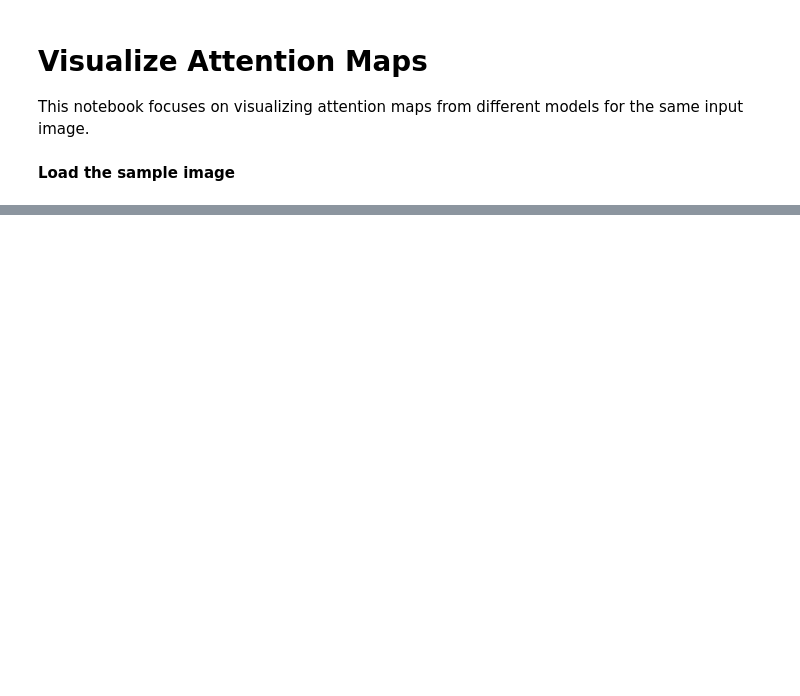
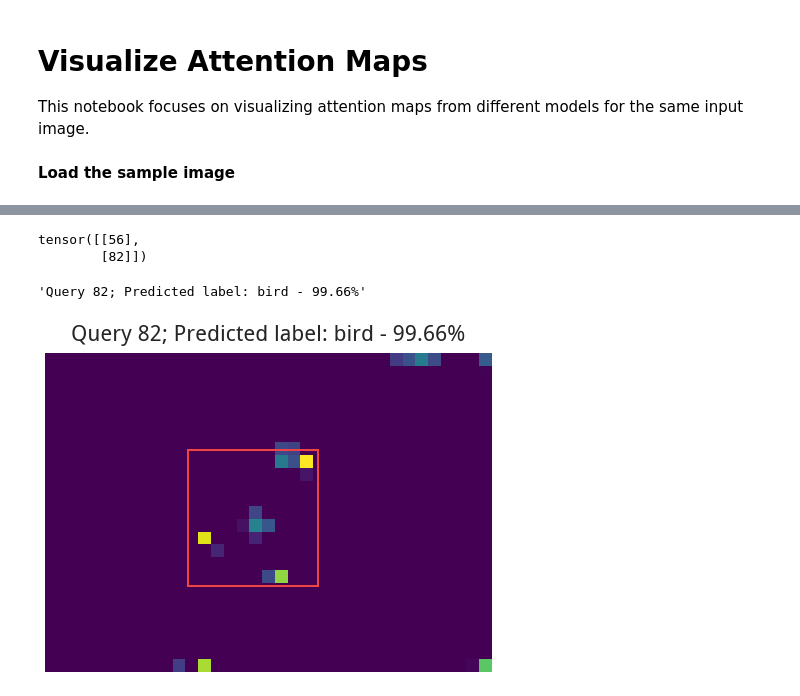
Before and after one commit to erikdao/sparse-detector, a Jupyter notebook: notebooks/visualize_attentions.ipynb, the cells around one changed output, grey strips where cells are left out. Drawn from its saved outputs; the diff is of its cells as text; code cells hidden in the pictures; blank space fills up the shorter version.

```diff
--- a/notebooks/visualize_attentions.ipynb
+++ b/notebooks/visualize_attentions.ipynb
@@ -87,0 +110,5 @@ plt.grid(False)
+# %%
+softmax_model, softmax_config, dataset_config = load_model("detr_baseline.yml", "v2_baseline_detr")
+sparsemax_model, _, _ = load_model("decoder_sparsemax_baseline.yml", "v2_decoder_sparsemax")
+entmax_model, _, dataset_config = load_model("decoder_entmax15_baseline.yml", "v2_decoder_entmax15")
+alpha_entmax_model, _, _ = load_model("decoder_alpha_entmax.yml", "v2_decoder_alpha_entmax")
@@ -87,0 +179,62 @@ plt.grid(False)
+# %%
+attn_map, queries, bboxes, probas = get_specific_attention_for_model(sparsemax_model)
+# %%
+queries
+# %% [output]
+tensor([[56],
+        [82]])
+# %%
+query = queries[-1].item()
+predicted_label = probas[query].argmax()
+predicted_prob = probas[query, predicted_label]
+probability = predicted_prob * 100
+
+title = f"Query {query}; Predicted label: {CLASSES[predicted_label]} - {probability:.2f}%"
+title
+# for query in queries:
+#     predicted_label = probas[query].argmax()
+#     predicted_prob = probas[query, predicted_label]
+#     print(CLASSES[predicted_label], predicted_prob)
+# %% [output]
+'Query 82; Predicted label: bird - 99.66%'
+# %%
+def rescale_bboxes_for_ax(bbox, img_size, canvas_size):
+    """
+    Rescale the predicted bounding boxes for visualization on the attention maps
+    """
+    imw, imh = img_size
+    cw, ch = canvas_size
+    w_scale, h_scale = imw * 1.0 / cw, imh * 1.0 / ch
+    xmin, ymin, xmax, ymax = bbox
+    b = (xmin * 1.0 / w_scale, ymin * 1.0 / h_scale, xmax * 1.0 / w_scale, ymax * 1.0 / h_scale)
+    return b
+
+def show_attn_map(attn_map, bboxes, title=None, file_name=None):
+    fig, ax = plt.subplots(figsize=(8, 6))
+    ax.imshow(attn_map, cmap='viridis')
+    ax.grid(False)
+    ax.axis('off')
+
+    bbox = bboxes[-1]
+    (xl_min, xl_max) = ax.get_xlim()
+    (yl_max, yl_min) = ax.get_ylim()
+    c_w = abs(xl_min) + abs(xl_max)
+    c_h = abs(yl_min) + abs(yl_max)
+    imw, imh = img.size
+    bbox = rescale_bboxes_for_ax(bbox, (imw, imh), (c_w, c_h))
+
+    xmin, ymin, xmax, ymax = bbox
+    rect = patches.Rectangle((xmin, ymin), xmax - xmin, ymax - ymin,
+                    fill=False, color=ColorPalette.RED, linewidth=2, zorder=1000, axes=ax)
+    ax.add_artist(rect)
+    if title:
+        ax.set_title(title, fontsize=22, pad=12)
+    fig.subplots_adjust(wspace=0, hspace=0)
+
+    # if file_name:
+    #     fig.savefig(f"images/attn_viz/{file_name}.png", bbox_inches="tight")
+    #     fig.savefig(f"images/attn_viz/{file_name}.pdf", bbox_inches="tight")
+
+show_attn_map(attn_map, bboxes, title, "sparsemax")
+# %% [output]
+[figure, added]
```
Also changed, not shown: parts of 9 cells of this notebook, 9 other files.
